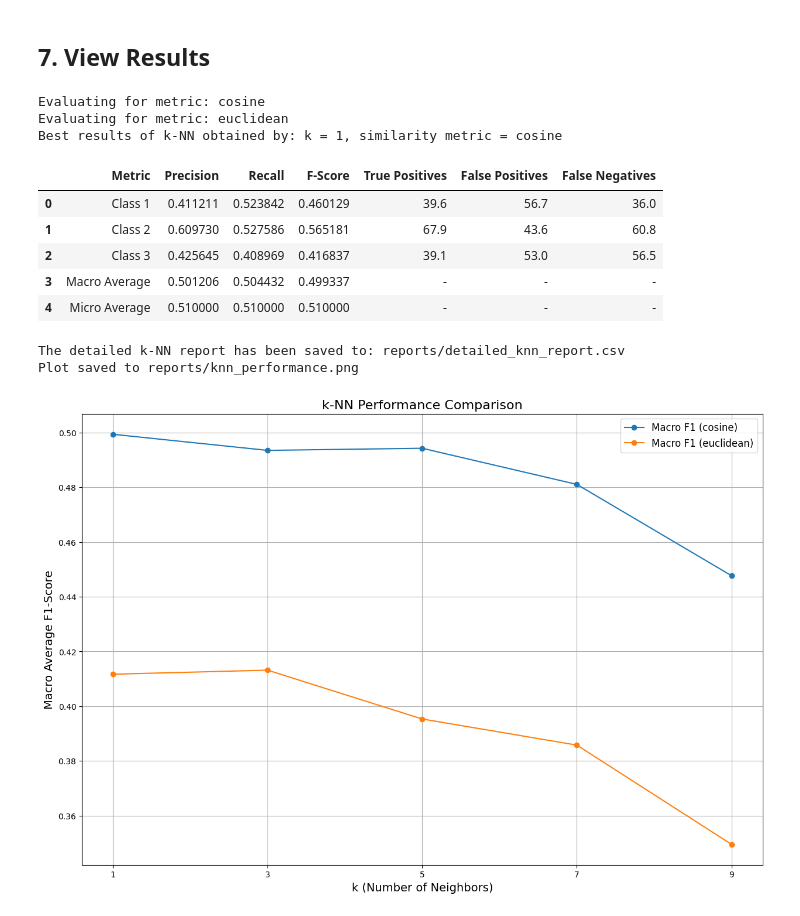
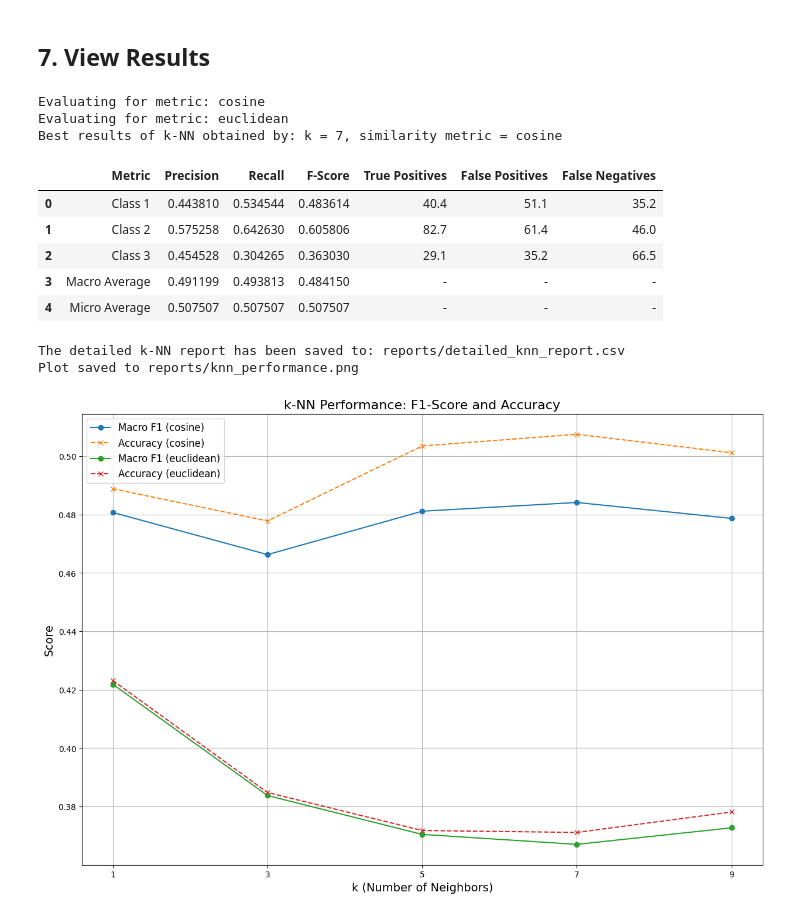
Before and after one commit to FEgebilge/SE-4475-NLP-Assignment, a Jupyter notebook: classification.ipynb, the cells around one changed output. Drawn from its saved outputs; the diff is of its cells as text; code cells hidden in the pictures.

Commit message:
add plot accuracy to report as graph

```diff
--- a/classification.ipynb
+++ b/classification.ipynb
@@ -140,7 +145,7 @@ def knn_with_cross_validation(X, y, k_values, metric="cosine"):
         metric (str): Distance metric ("cosine" or "euclidean").
 
     Returns:
-        dict: Dictionary containing metrics for each k value.
+        dict: Dictionary containing metrics for each k value, including accuracy.
     """
     results = {}
     skf = StratifiedKFold(n_splits=10, shuffle=True, random_state=42)
@@ -148,6 +153,8 @@ def knn_with_cross_validation(X, y, k_values, metric="cosine"):
 
     for k in k_values:
         fold_metrics = []
+        fold_accuracies = []  # Store accuracy for each fold
+
         for train_idx, test_idx in skf.split(X, y):
             X_train, X_test = X[train_idx], X[test_idx]
             y_train, y_test = y[train_idx], y[test_idx]
@@ -160,6 +167,12 @@ def knn_with_cross_validation(X, y, k_values, metric="cosine"):
 
             # Compute metrics
             metrics = manual_metrics(y_test, y_pred, classes)
+
+            # Compute and store fold accuracy
+            fold_accuracy = np.mean(y_test == y_pred)
+            fold_accuracies.append(fold_accuracy)
+
+            # Store metrics for the fold
             fold_metrics.append(metrics)
 
         # Average metrics across folds
@@ -167,9 +180,22 @@ def knn_with_cross_validation(X, y, k_values, metric="cosine"):
             cls: {key: np.mean([fold[cls][key] for fold in fold_metrics]) for key in fold_metrics[0][cls]}
             for cls in classes
         }
-        avg_metrics["Macro Average"] = fold_metrics[0]["Macro Average"]
-        avg_metrics["Micro Average"] = fold_metrics[0]["Micro Average"]
 
+        # Aggregate Macro and Micro averages
+        avg_metrics["Macro Average"] = {
+            key: np.mean([fold["Macro Average"][key] for fold in fold_metrics])
+            for key in fold_metrics[0]["Macro Average"]
+        }
+        avg_metrics["Micro Average"] = {
+            key: np.mean([fold["Micro Average"][key] for fold in fold_metrics])
+            for key in fold_metrics[0]["Micro Average"]
+        }
+
+        # Add average accuracy
+        avg_metrics["Accuracy"] = np.mean(fold_accuracies)
+        avg_metrics["Fold Accuracies"] = fold_accuracies  # Include fold accuracies for analysis
+
+        # Store results for this k
         results[k] = avg_metrics
 
     return results
@@ -269,9 +295,9 @@ def generate_detailed_table(results, best_k, similarity_metric):
     ])
     return report_df
 
-def plot_knn_performance(results, k_values, metrics, save_path=None):
+def plot_knn_performance_with_accuracy(results, k_values, metrics, save_path=None):
     """
-    Plot and optionally save performance metrics (F1-Score) for different k values and metrics.
+    Plot F1-Score and Accuracy for different k values and similarity metrics.
 
     Args:
         results (dict): Results dictionary from evaluate_knn_metrics().
@@ -283,11 +309,17 @@ def plot_knn_performance(results, k_values, metrics, save_path=None):
 
     for metric in metrics:
         macro_f1_scores = [results[metric][k]["Macro Average"]["F1"] for k in k_values]
+        accuracies = [results[metric][k]["Accuracy"] for k in k_values]
+
+        # Plot F1-Scores
         plt.plot(k_values, macro_f1_scores, marker='o', label=f'Macro F1 ({metric})')
 
-    plt.title("k-NN Performance Comparison", fontsize=16)
+        # Plot Accuracy
+        plt.plot(k_values, accuracies, marker='x', linestyle='--', label=f'Accuracy ({metric})')
+
+    plt.title("k-NN Performance: F1-Score and Accuracy", fontsize=16)
     plt.xlabel("k (Number of Neighbors)", fontsize=14)
-    plt.ylabel("Macro Average F1-Score", fontsize=14)
+    plt.ylabel("Score", fontsize=14)
     plt.xticks(k_values)
     plt.grid(True)
     plt.legend(fontsize=12)
@@ -300,38 +332,38 @@ def plot_knn_performance(results, k_values, metrics, save_path=None):
     plt.show()
 
 
 # Define k values and similarity metrics
 k_values = [1, 3, 5, 7, 9]
 metrics = ["cosine", "euclidean"]
 
 # Evaluate performance
 results = evaluate_knn_metrics(X, y, k_values, metrics)
 
 # Find best k for cosine metric
 best_k_cosine = max(k_values, key=lambda k: results["cosine"][k]["Macro Average"]["F1"])
 
 # Generate and display the detailed table
 detailed_table = generate_detailed_table(results, best_k_cosine, similarity_metric="cosine")
 print(f"Best results of k-NN obtained by: k = {best_k_cosine}, similarity metric = cosine")
 display(detailed_table)
 
 # Save the table to a CSV file
 report_path = "reports/detailed_knn_report.csv"
 detailed_table.to_csv(report_path, index=False)
 print(f"The detailed k-NN report has been saved to: {report_path}")
 
 # Plot results for all metrics
-plot_knn_performance(results, k_values, metrics,"reports/knn_performance.png")
+plot_knn_performance_with_accuracy(results, k_values, metrics,"reports/knn_performance.png")
 # %% [output]
 Evaluating for metric: cosine
 Evaluating for metric: euclidean
-Best results of k-NN obtained by: k = 1, similarity metric = cosine
+Best results of k-NN obtained by: k = 7, similarity metric = cosine
 |  | Metric | Precision | Recall | F-Score | True Positives | False Positives | False Negatives |
-| 0 | Class 1 | 0.411211 | 0.523842 | 0.460129 | 39.6 | 56.7 | 36.0 |
-| 1 | Class 2 | 0.609730 | 0.527586 | 0.565181 | 67.9 | 43.6 | 60.8 |
-| 2 | Class 3 | 0.425645 | 0.408969 | 0.416837 | 39.1 | 53.0 | 56.5 |
-| 3 | Macro Average | 0.501206 | 0.504432 | 0.499337 | - | - | - |
-| 4 | Micro Average | 0.510000 | 0.510000 | 0.510000 | - | - | - |
+| 0 | Class 1 | 0.443810 | 0.534544 | 0.483614 | 40.4 | 51.1 | 35.2 |
+| 1 | Class 2 | 0.575258 | 0.642630 | 0.605806 | 82.7 | 61.4 | 46.0 |
+| 2 | Class 3 | 0.454528 | 0.304265 | 0.363030 | 29.1 | 35.2 | 66.5 |
+| 3 | Macro Average | 0.491199 | 0.493813 | 0.484150 | - | - | - |
+| 4 | Micro Average | 0.507507 | 0.507507 | 0.507507 | - | - | - |
 The detailed k-NN report has been saved to: reports/detailed_knn_report.csv
 Plot saved to reports/knn_performance.png
-[figure, old version]
+[figure, new version]
```
Also changed, not shown: parts of 1 cell of this notebook, 3 other files.
